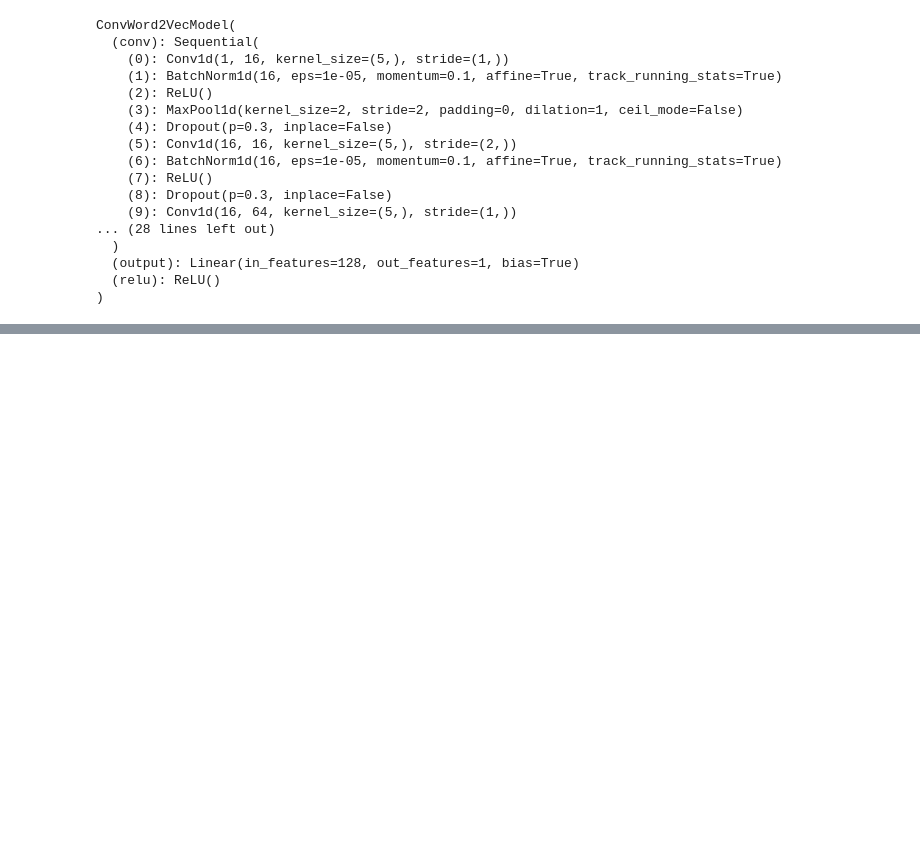
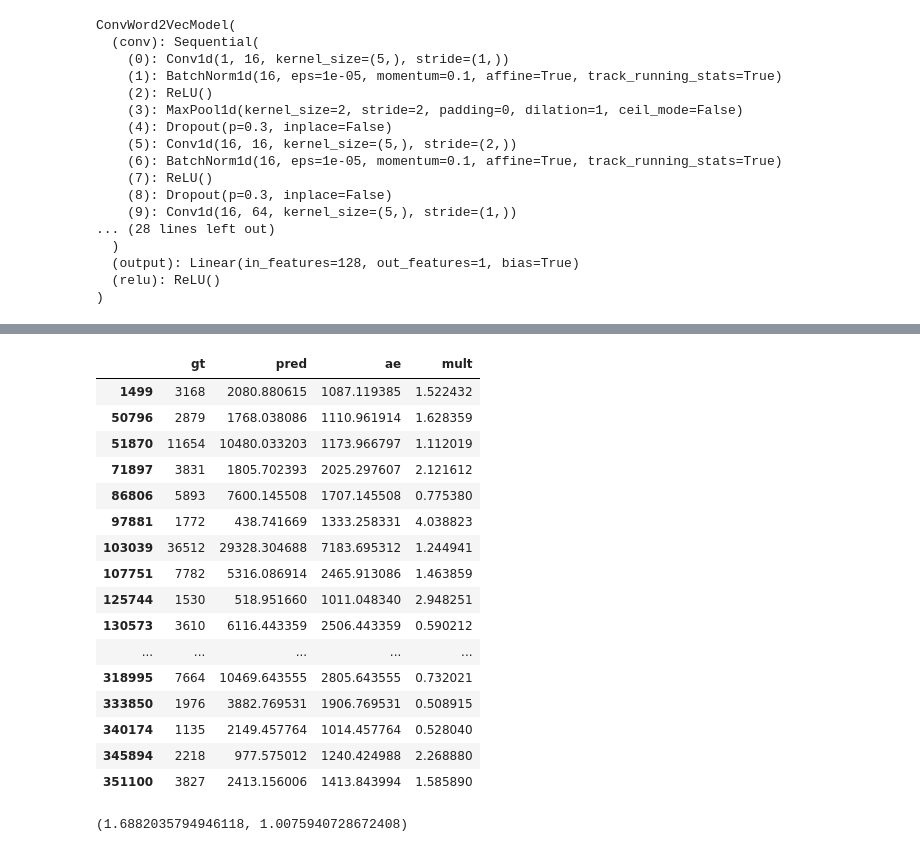
Before and after one commit to caiocj1/retweet-num-prediction, a Jupyter notebook: data_exploration.ipynb, the cells around one changed output, grey strips where cells are left out. Saved outputs shown, nothing was run; the diff lists cells and outputs as text; code cells hidden in the pictures; blank space fills up the shorter version.

```diff
--- a/data_exploration.ipynb
+++ b/data_exploration.ipynb
@@ -341,0 +339,28 @@ val_analysis
+# %%
+gts = train_y.iloc[val_indexes][np.abs(val_results - train_y.values[val_indexes]) > 1000]
+preds = val_results[np.abs(val_results - train_y.values[val_indexes]) > 1000]
+error_analysis = pd.DataFrame(data={'gt': gts, 'pred': preds, 'ae': np.abs(gts - preds), 'mult': gts / preds},)
+
+error_analysis
+# %% [output]
+|  | gt | pred | ae | mult |
+| 1499 | 3168 | 2080.880615 | 1087.119385 | 1.522432 |
+| 50796 | 2879 | 1768.038086 | 1110.961914 | 1.628359 |
+| 51870 | 11654 | 10480.033203 | 1173.966797 | 1.112019 |
+| 71897 | 3831 | 1805.702393 | 2025.297607 | 2.121612 |
+| 86806 | 5893 | 7600.145508 | 1707.145508 | 0.775380 |
+| 97881 | 1772 | 438.741669 | 1333.258331 | 4.038823 |
+| 103039 | 36512 | 29328.304688 | 7183.695312 | 1.244941 |
+| 107751 | 7782 | 5316.086914 | 2465.913086 | 1.463859 |
+| 125744 | 1530 | 518.951660 | 1011.048340 | 2.948251 |
+| 130573 | 3610 | 6116.443359 | 2506.443359 | 0.590212 |
+| ... | ... | ... | ... | ... |
+| 318995 | 7664 | 10469.643555 | 2805.643555 | 0.732021 |
+| 333850 | 1976 | 3882.769531 | 1906.769531 | 0.508915 |
+| 340174 | 1135 | 2149.457764 | 1014.457764 | 0.528040 |
+| 345894 | 2218 | 977.575012 | 1240.424988 | 2.268880 |
+| 351100 | 3827 | 2413.156006 | 1413.843994 | 1.585890 |
+# %%
+error_analysis['mult'].mean(), error_analysis['mult'].std()
+# %% [output]
+(1.6882035794946118, 1.0075940728672408)
```
Also changed, not shown: parts of 13 cells of this notebook, 1 other file.
